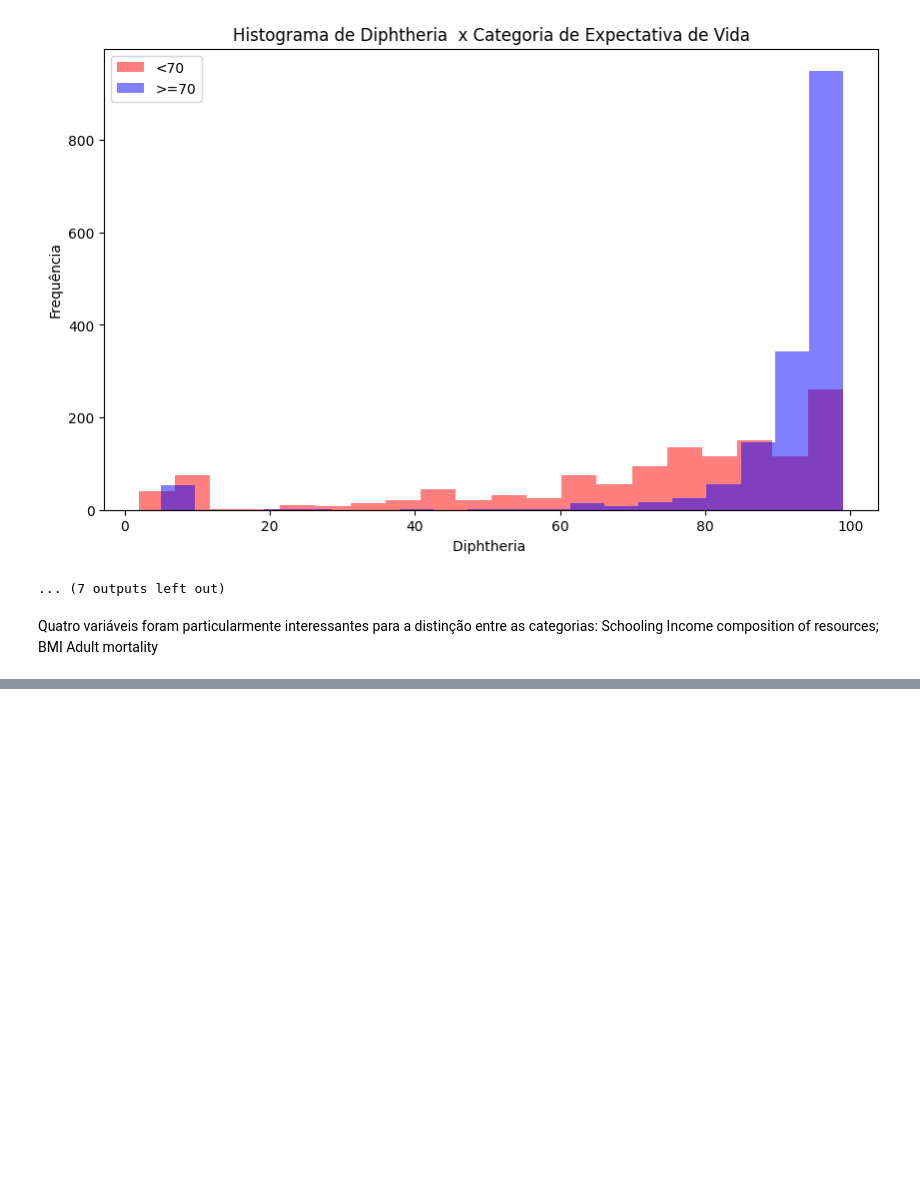
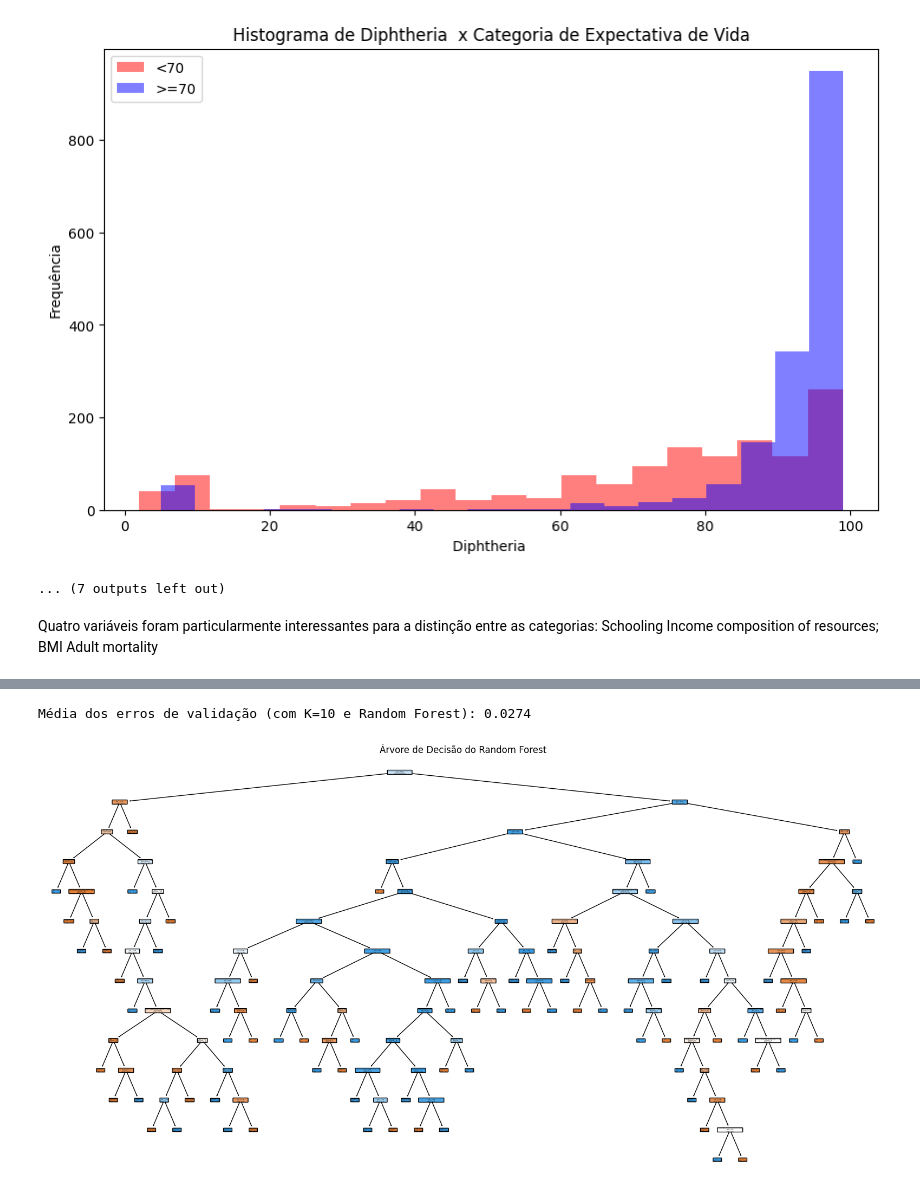
Before and after one commit to buenogi/Life-Expectancy-WHO-ML, a Jupyter notebook: Script/LifeExpectancy.ipynb, the cells around one changed output, grey strips where cells are left out. Cells and saved outputs as stored; diff of their text form; code cells hidden in the pictures; blank space fills up the shorter version.

```diff
--- a/Script/LifeExpectancy.ipynb
+++ b/Script/LifeExpectancy.ipynb
@@ -279,0 +352,70 @@ plt.show()
+# %%
+
+# Definindo a variável dependente (y), que é a categoria de expectativa de vida
+# Aqui estamos criando uma variável binária: 1 para >=70 e 0 para <70
+y = dados_limpos['Life_expectancy_category'].apply(lambda x: 1 if x == '>=70' else 0)
+
+# Definindo as variáveis independentes (X) com as colunas de interesse
+X = dados_limpos[variaveis]
+
+# Inicializando o KFold com K=10
+kf = KFold(n_splits=10, shuffle=True, random_state=42)
+
+# Lista para armazenar os erros de validação de cada fold
+erros_validacao = []
+
+# Realizando o K-Fold Cross Validation
+for train_index, test_index in kf.split(X):
+    # Dividindo os dados em treino e teste
+    X_train, X_test = X.iloc[train_index], X.iloc[test_index]
+    y_train, y_test = y.iloc[train_index], y.iloc[test_index]
+
+    # Criando o modelo Random Forest
+    modelo_rf = RandomForestClassifier(n_estimators=100, random_state=42)
+
+    # Treinando o modelo
+    modelo_rf.fit(X_train, y_train)
+
+    # Fazendo previsões no conjunto de teste
+    y_pred = modelo_rf.predict(X_test)
+
+    # Calculando a acurácia (erro de validação)
+    erro = 1 - accuracy_score(y_test, y_pred)  # Erro é 1 - acurácia
+    erros_validacao.append(erro)
+
+# Calculando a média dos erros de validação
+erro_medio = np.mean(erros_validacao)
+
+# Exibindo o erro médio
+print(f'Média dos erros de validação (com K=10 e Random Forest): {erro_medio:.4f}')
+# %% [output]
+Média dos erros de validação (com K=10 e Random Forest): 0.0274
+# %%
+import matplotlib.pyplot as plt
+from sklearn.ensemble import RandomForestClassifier
+from sklearn.tree import plot_tree
+from sklearn.model_selection import train_test_split
+from sklearn import datasets
+
+# Exemplo com um conjunto de dados fictício para ilustrar
+# Aqui, você usaria seus próprios dados em vez de 'dados'
+X = dados_limpos[variaveis]  # Defina suas variáveis de interesse
+y = dados_limpos['Life_expectancy_category'].apply(lambda x: 1 if x == '>=70' else 0)
+
+# Dividindo os dados em treino e teste
+X_train, X_test, y_train, y_test = train_test_split(X, y, test_size=0.2, random_state=42)
+
+# Criando o modelo Random Forest
+modelo_rf = RandomForestClassifier(n_estimators=100, random_state=42)
+modelo_rf.fit(X_train, y_train)
+
+# Selecionando uma árvore aleatória do Random Forest (por exemplo, a primeira árvore)
+tree = modelo_rf.estimators_[0]
+
+# Visualizando a árvore com plot_tree
+plt.figure(figsize=(20,10))
+plot_tree(tree, filled=True, feature_names=variaveis, class_names=['<70', '>=70'], rounded=True)
+plt.title("Árvore de Decisão do Random Forest")
+plt.show()
+# %% [output]
+[figure, added]
```
Also changed, not shown: parts of 9 cells of this notebook.
